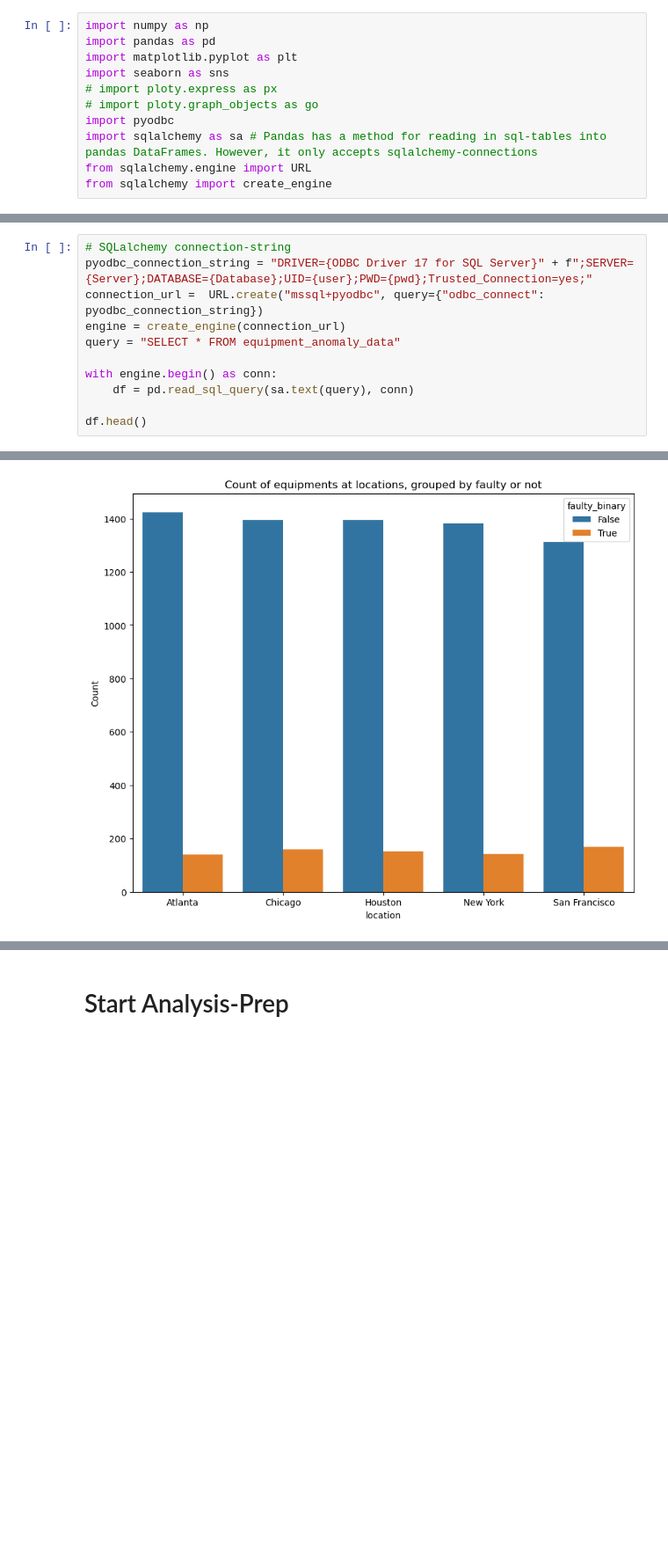
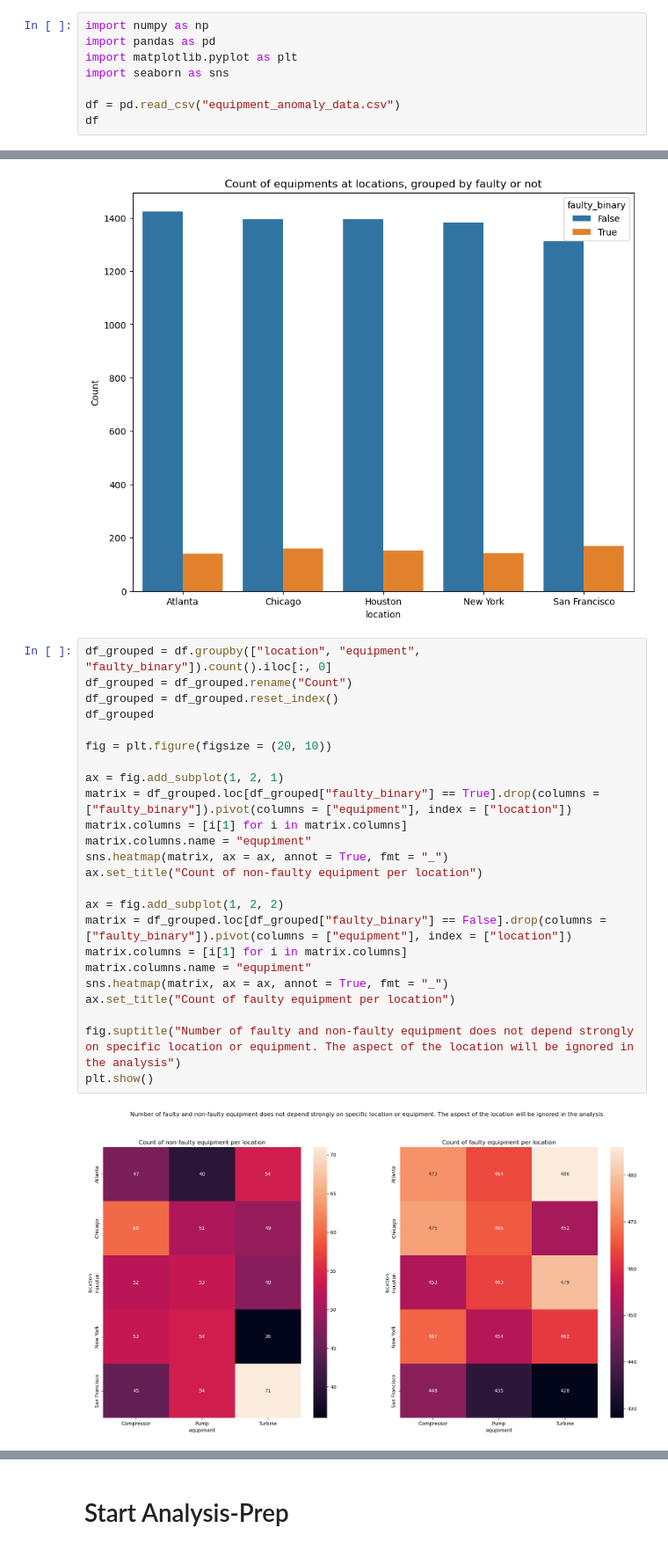
Before and after one commit to aN1ls-gif/Projekte, a Jupyter notebook: DataScience/IndustrialTasks/IndustrialEquipment/Analysis.ipynb, the cells around one changed output, grey strips where cells are left out. Shown at 88% size. Drawn from its saved outputs; the diff is of its cells as text; blank space fills up the shorter version.

Commit message:
Repository Cleanup
Cleaned up the code of some of the DataScience projects

```diff
--- a/DataScience/IndustrialTasks/IndustrialEquipment/Analysis.ipynb
+++ b/DataScience/IndustrialTasks/IndustrialEquipment/Analysis.ipynb
@@ -3,9 +3,6 @@ import numpy as np
 import pandas as pd
 import matplotlib.pyplot as plt
 import seaborn as sns
-# import ploty.express as px
-# import ploty.graph_objects as go
-import pyodbc
-import sqlalchemy as sa # Pandas has a method for reading in sql-tables into pandas DataFrames. However, it only accepts sqlalchemy-connections
-from sqlalchemy.engine import URL
-from sqlalchemy import create_engine
+
+df = pd.read_csv("equipment_anomaly_data.csv")
+df
@@ -55,11 +22,0 @@ cnxn.close()
-# %%
-# SQLalchemy connection-string
-pyodbc_connection_string = "DRIVER={ODBC Driver 17 for SQL Server}" + f";SERVER={Server};DATABASE={Database};UID={user};PWD={pwd};Trusted_Connection=yes;"
-connection_url =  URL.create("mssql+pyodbc", query={"odbc_connect": pyodbc_connection_string})
-engine = create_engine(connection_url)
-query = "SELECT * FROM equipment_anomaly_data"
-
-with engine.begin() as conn:
-    df = pd.read_sql_query(sa.text(query), conn)
-
-df.head()
@@ -109,3 +59,29 @@ ax.set_title("Count of equipments at locations, grouped by faulty or not")
 plt.show()
 # %% [output]
 [figure]
+# %%
+df_grouped = df.groupby(["location", "equipment", "faulty_binary"]).count().iloc[:, 0]
+df_grouped = df_grouped.rename("Count")
+df_grouped = df_grouped.reset_index()
+df_grouped
+
+fig = plt.figure(figsize = (20, 10))
+
+ax = fig.add_subplot(1, 2, 1)
+matrix = df_grouped.loc[df_grouped["faulty_binary"] == True].drop(columns = ["faulty_binary"]).pivot(columns = ["equipment"], index = ["location"])
+matrix.columns = [i[1] for i in matrix.columns]
+matrix.columns.name = "equpiment"
+sns.heatmap(matrix, ax = ax, annot = True, fmt = "_")
+ax.set_title("Count of non-faulty equipment per location")
+
+ax = fig.add_subplot(1, 2, 2)
+matrix = df_grouped.loc[df_grouped["faulty_binary"] == False].drop(columns = ["faulty_binary"]).pivot(columns = ["equipment"], index = ["location"])
+matrix.columns = [i[1] for i in matrix.columns]
+matrix.columns.name = "equpiment"
+sns.heatmap(matrix, ax = ax, annot = True, fmt = "_")
+ax.set_title("Count of faulty equipment per location")
+
+fig.suptitle("Number of faulty and non-faulty equipment does not depend strongly on specific location or equipment. The aspect of the location will be ignored in the analysis")
+plt.show()
+# %% [output]
+[figure, added]
```
Also changed, not shown: parts of 29 cells of this notebook, 12 other files.
